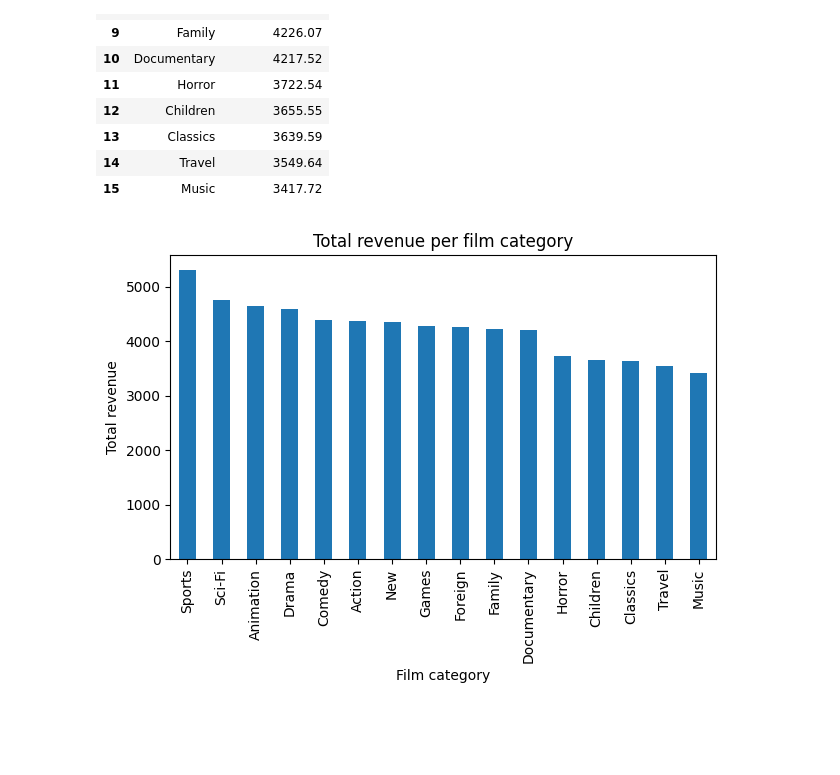
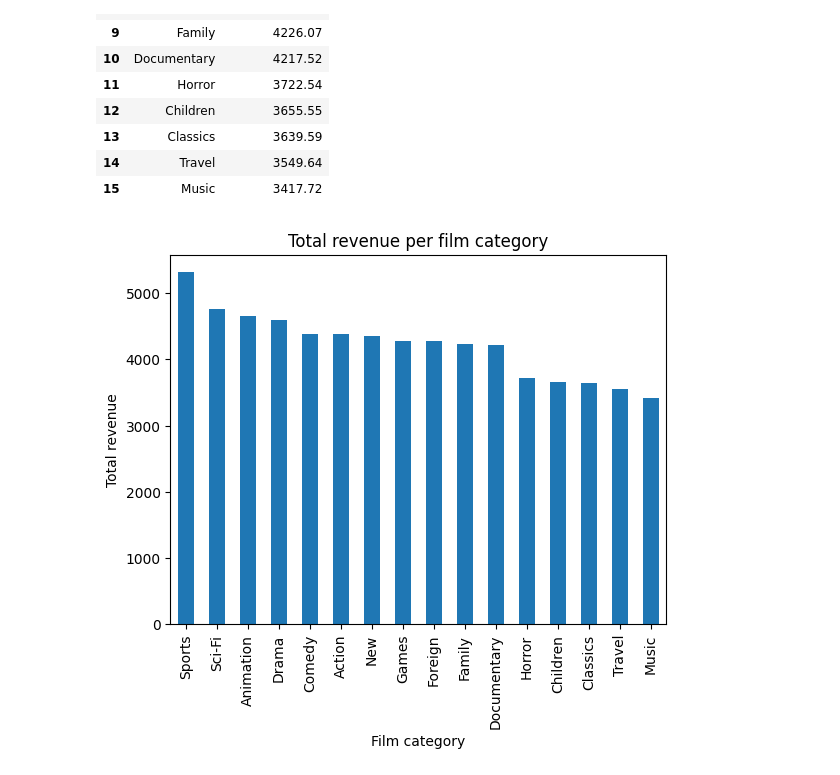
Before and after one commit to Alanzangana1/sakila_lab_alan_zangana, a Jupyter notebook: data/duckdb_pandas.ipynb, the cells around one changed output. Drawn from its saved outputs; the diff is of its cells as text; code cells hidden in the pictures; blank space fills up the shorter version.

```diff
--- a/data/duckdb_pandas.ipynb
+++ b/data/duckdb_pandas.ipynb
@@ -296,15 +312,14 @@ category_revenue
 # %%
 category_revenue.plot(
     kind="bar",
     x="category",
     y="total_revenue",
     legend=False
 )
 
 plt.title("Total revenue per film category")
 plt.xlabel("Film category")
 plt.ylabel("Total revenue")
-plt.tight_layout()
 plt.show()
 # %% [output]
-[figure, old version]
+[figure, new version]
```
Also changed, not shown: parts of 10 cells of this notebook.
